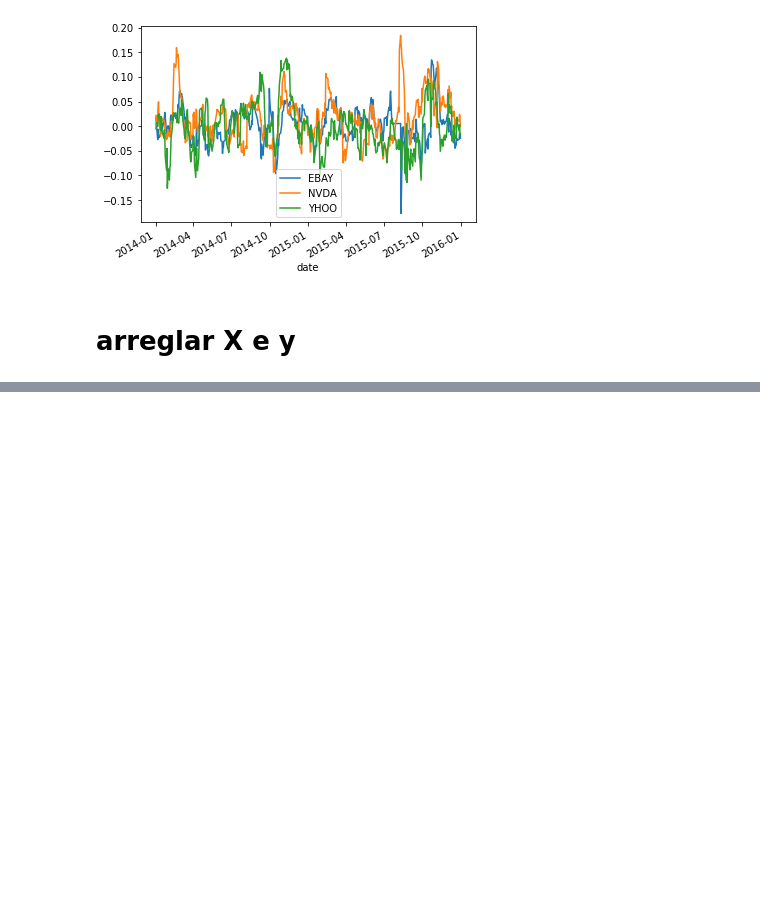
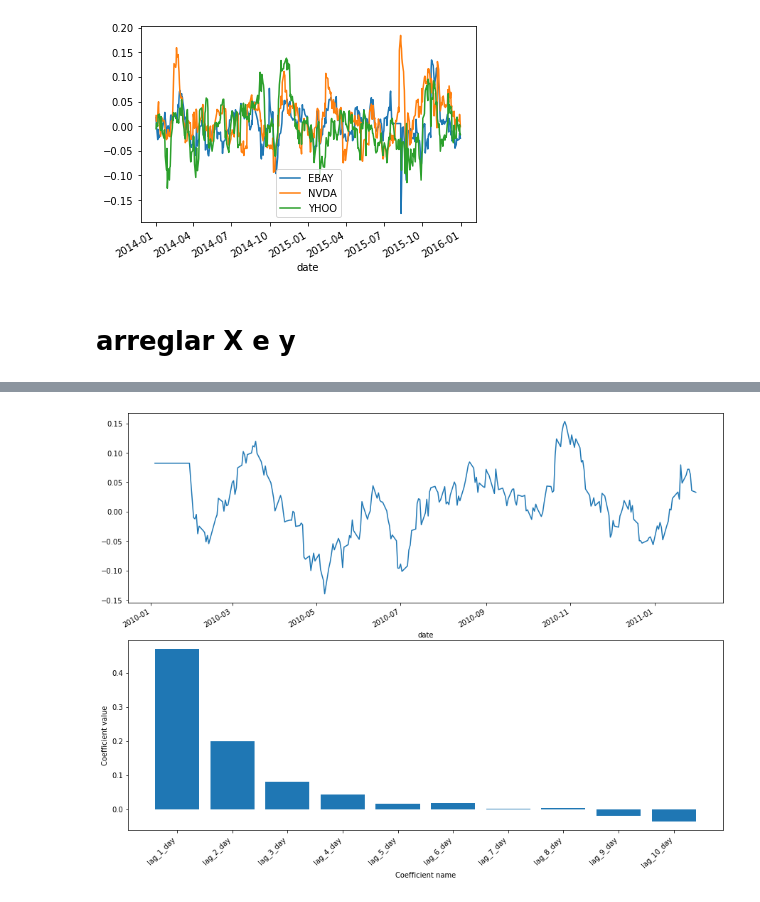
Before and after one commit to martinnss/Micro_Projects, a Jupyter notebook: apuntes datacamp/Time Series.ipynb, the cells around one changed output, grey strips where cells are left out. Cells and saved outputs as stored; diff of their text form; code cells hidden in the pictures; blank space fills up the shorter version.

```diff
--- a/apuntes datacamp/Time Series.ipynb
+++ b/apuntes datacamp/Time Series.ipynb
@@ -165,0 +253,27 @@ plt.show()
+# %%
+# Replace missing values with the median for each column
+X = prices_perc_shifted.fillna(np.nanmedian(prices_perc_shifted))
+y = prices_perc_ebay.fillna(np.nanmedian(prices_perc))
+
+# Fit the model
+model = Ridge()
+model.fit(X,y)
+
+def visualize_coefficients(coefs, names, ax):
+    # Make a bar plot for the coefficients, including their names on the x-axis
+    ax.bar(names,coefs)
+    ax.set(xlabel='Coefficient name', ylabel='Coefficient value')
+
+    # Set formatting so it looks nice
+    plt.setp(ax.get_xticklabels(), rotation=45, horizontalalignment='right')
+    return ax
+
+# Visualize the output data up to "2011-01"
+fig, axs = plt.subplots(2, 1, figsize=(15, 12))
+y.loc[:'2011-01'].plot(ax=axs[0])
+
+# Run the function to visualize model's coefficients
+visualize_coefficients(model.coef_, prices_perc_shifted.columns, ax=axs[1])
+plt.show()
+# %% [output]
+[figure, added]
```
Also changed, not shown: parts of 8 cells of this notebook.
